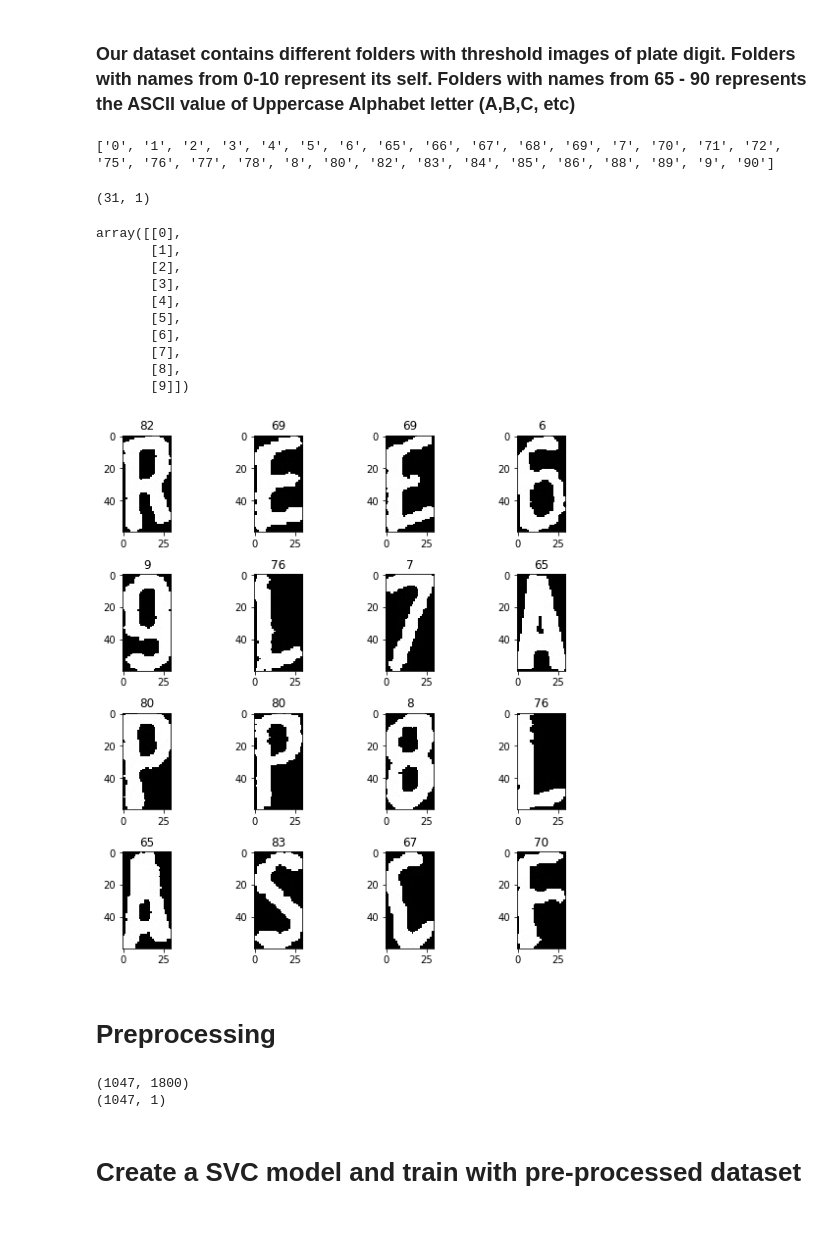
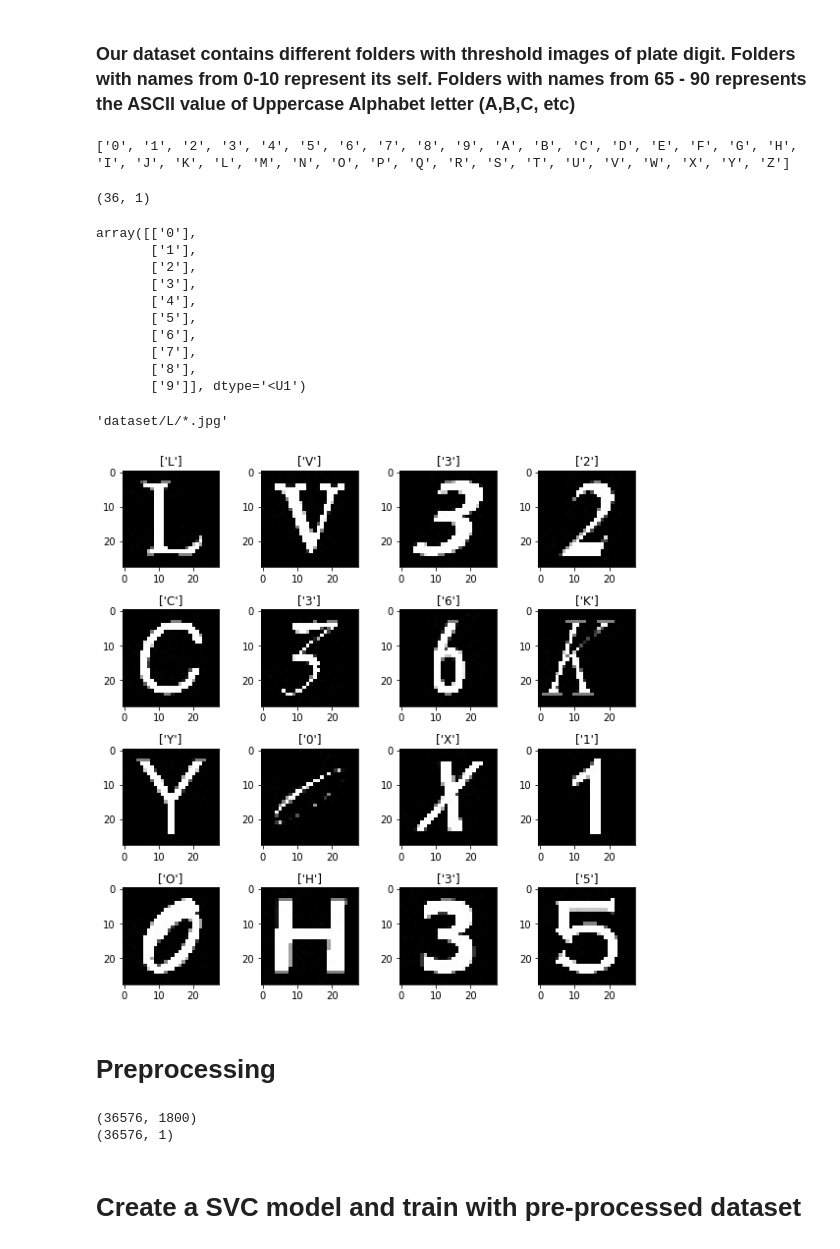
Before and after one commit to quangnhat185/Machine_learning_projects, a Jupyter notebook: License_Plate_Detection_and_Recognition/Plate_character_recognition_SVC.ipynb, the cells around one changed output. Saved outputs shown, nothing was run; the diff lists cells and outputs as text; code cells hidden in the pictures.

```diff
--- a/License_Plate_Detection_and_Recognition/Plate_character_recognition_SVC.ipynb
+++ b/License_Plate_Detection_and_Recognition/Plate_character_recognition_SVC.ipynb
@@ -9,52 +9,58 @@ import matplotlib.pyplot as plt
 ### Our dataset contains different folders with threshold images of plate digit. Folders with names from 0-10 represent its self. Folders with names from 65 - 90 represents the ASCII value of Uppercase Alphabet letter  (A,B,C, etc)
 # %%
 
-label_dataset = glob.glob("data/*")
+#label_dataset = glob.glob("data/*")
+label_dataset = glob.glob("dataset/*")
 
 labels =[]
 
 for label in label_dataset:
-    labels.append(label[5:])
-print (labels)
+    labels.append(label[-1:])
+print(labels)
 # %% [output]
-['0', '1', '2', '3', '4', '5', '6', '65', '66', '67', '68', '69', '7', '70', '71', '72', '75', '76', '77', '78', '8', '80', '82', '83', '84', '85', '86', '88', '89', '9', '90']
+['0', '1', '2', '3', '4', '5', '6', '7', '8', '9', 'A', 'B', 'C', 'D', 'E', 'F', 'G', 'H', 'I', 'J', 'K', 'L', 'M', 'N', 'O', 'P', 'Q', 'R', 'S', 'T', 'U', 'V', 'W', 'X', 'Y', 'Z']
 # %%
-y = np.asarray(labels).astype(np.int)
-y = np.sort(y, axis=None)
+y = np.asarray(labels)
+#y = np.sort(y, axis=None)
 y = y.reshape(-1,1)
 print(y.shape)
 y[:10]
 # %% [output]
-(31, 1)
+(36, 1)
-array([[0],
-       [1],
-       [2],
-       [3],
-       [4],
-       [5],
-       [6],
-       [7],
-       [8],
-       [9]])
+array([['0'],
+       ['1'],
+       ['2'],
+       ['3'],
+       ['4'],
+       ['5'],
+       ['6'],
+       ['7'],
+       ['8'],
+       ['9']], dtype='<U1')
+# %%
+"dataset/%s/*.jpg"%(y[rand][0])
+# %% [output]
+'dataset/L/*.jpg'
 # %%
 fig = plt.figure(figsize=(8,8))
 cols = 4
 rows = 4
 fig_list = []
 
 for i in range(1, cols*rows+1):
     rand = np.random.randint(len(y))
-    image_name = glob.glob("data/%i/*.jpg"%max(y[rand]))
+    #image_name = glob.glob("data/%i/*.jpg"%max(y[rand]))
+    image_name = glob.glob("dataset/%s/*.jpg"%(y[rand][0]))
     rand_image = np.random.randint(len(image_name))
     fig_list.append(fig.add_subplot(rows,cols,i))
-    fig_list[-1].set_title("%i"%y[rand])
+    fig_list[-1].set_title("%s"%y[rand])
     img = cv2.imread(image_name[rand_image],0)
     plt.imshow(img, cmap="gray")
 
 plt.tight_layout(True)
 plt.show()
 # %% [output]
-[figure, old version]
+[figure, new version]
 # %% [markdown]
 # Preprocessing
 # %%
@@ -65,9 +71,11 @@ input_data = []
 output_data = []
 
 for i in range(len(y)):
-    image_path =glob.glob("data/%i/*.jpg"%y[i])
+    #image_path =glob.glob("data/%i/*.jpg"%y[i])
+    image_path =glob.glob("dataset/%s/*.jpg"%y[i])
     for image in image_path:
         img = cv2.imread(image,0)
+        img = cv2.resize(img,(digit_w,digit_h))
         img = np.array(img)
         img = img.reshape(-1, digit_h * digit_w)
         input_data.append(img)
@@ -81,8 +89,8 @@ output_data =output_data.reshape(-1,1)
 print(input_data.shape)
 print(output_data.shape)
 # %% [output]
-(1047, 1800)
-(1047, 1)
+(36576, 1800)
+(36576, 1)
 # %% [markdown]
 # Create a SVC model and train with pre-processed dataset
 # %%
```
Also changed, not shown: parts of 3 cells of this notebook, 9 other files.
